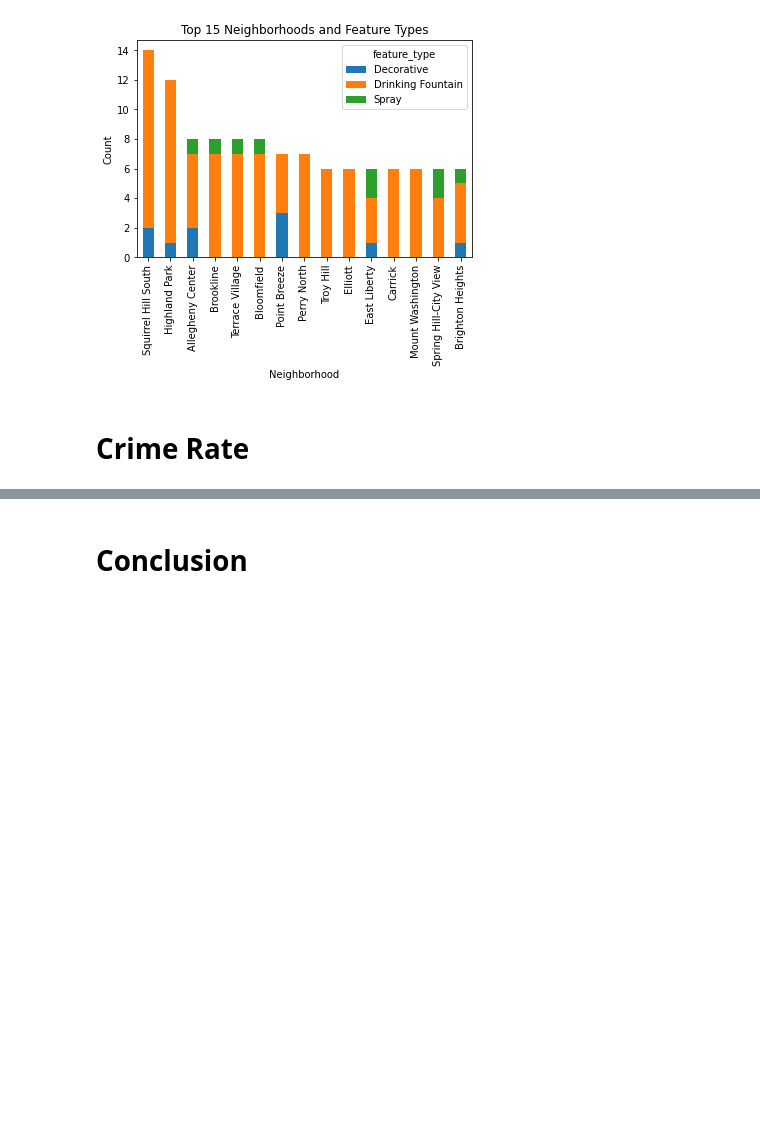
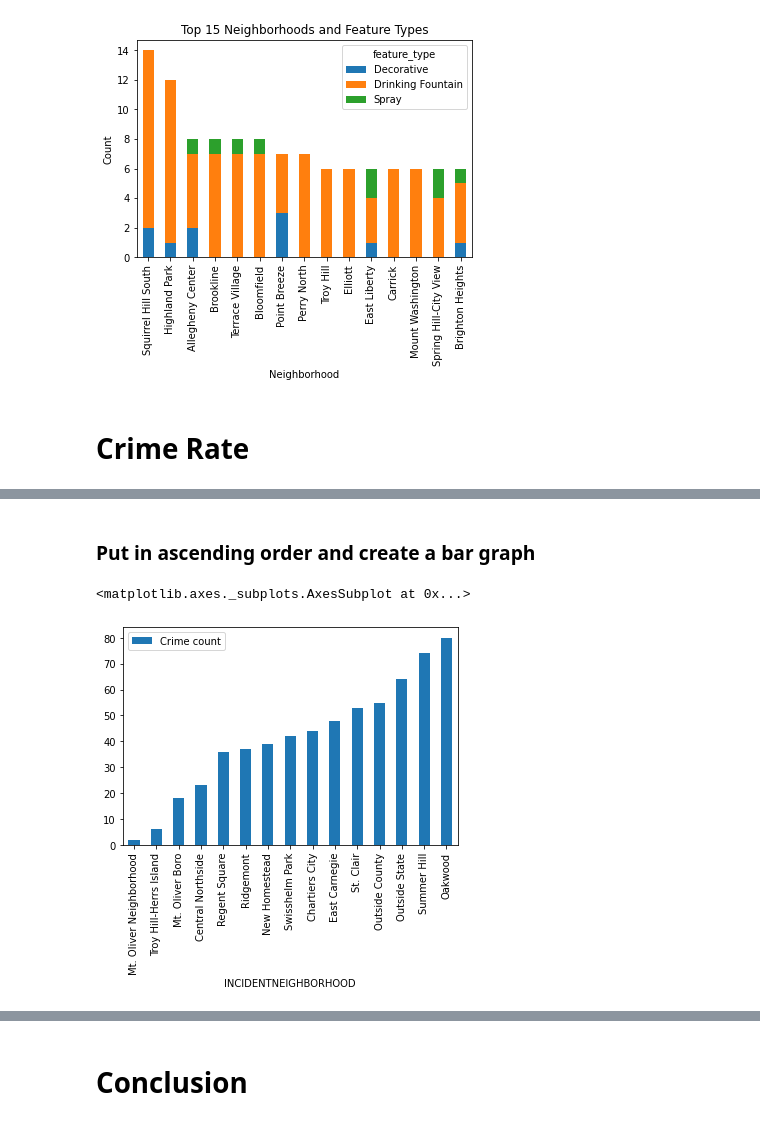
Before and after one commit to timt3r/best-neighborhood, a Jupyter notebook: FinalNotebook.ipynb, the cells around one changed output, grey strips where cells are left out. Drawn from its saved outputs; the diff is of its cells as text; code cells hidden in the pictures; blank space fills up the shorter version.

```diff
--- a/FinalNotebook.ipynb
+++ b/FinalNotebook.ipynb
@@ -99,0 +104,8 @@ top15.plot(kind='bar', stacked=True, xlabel='Neighborhood', ylabel='Count', titl
+# %%
+crime = pd.read_csv("crime.csv") #get the data
+
+neigh = crime.groupby('INCIDENTNEIGHBORHOOD').count() #count how many arrests for each neighborhood
+neigh['Crime count'] = neigh['_id'] #rename column
+
+crime_count = neigh[[ "Crime count"]] #all other columns are useless
+crime_count.head()
@@ -99,0 +120,8 @@ top15.plot(kind='bar', stacked=True, xlabel='Neighborhood', ylabel='Count', titl
+# %% [markdown]
+### Put in ascending order and create a bar graph
+# %%
+sorted_neigh = crime_count.sort_values(by = "Crime count", ascending=True) #sortsldfj
+sorted_neigh.head(15).plot.bar()
+# %% [output]
+<matplotlib.axes._subplots.AxesSubplot at 0x...>
+[figure, added]
```
Also changed, not shown: parts of 8 cells of this notebook, 3 other files.
